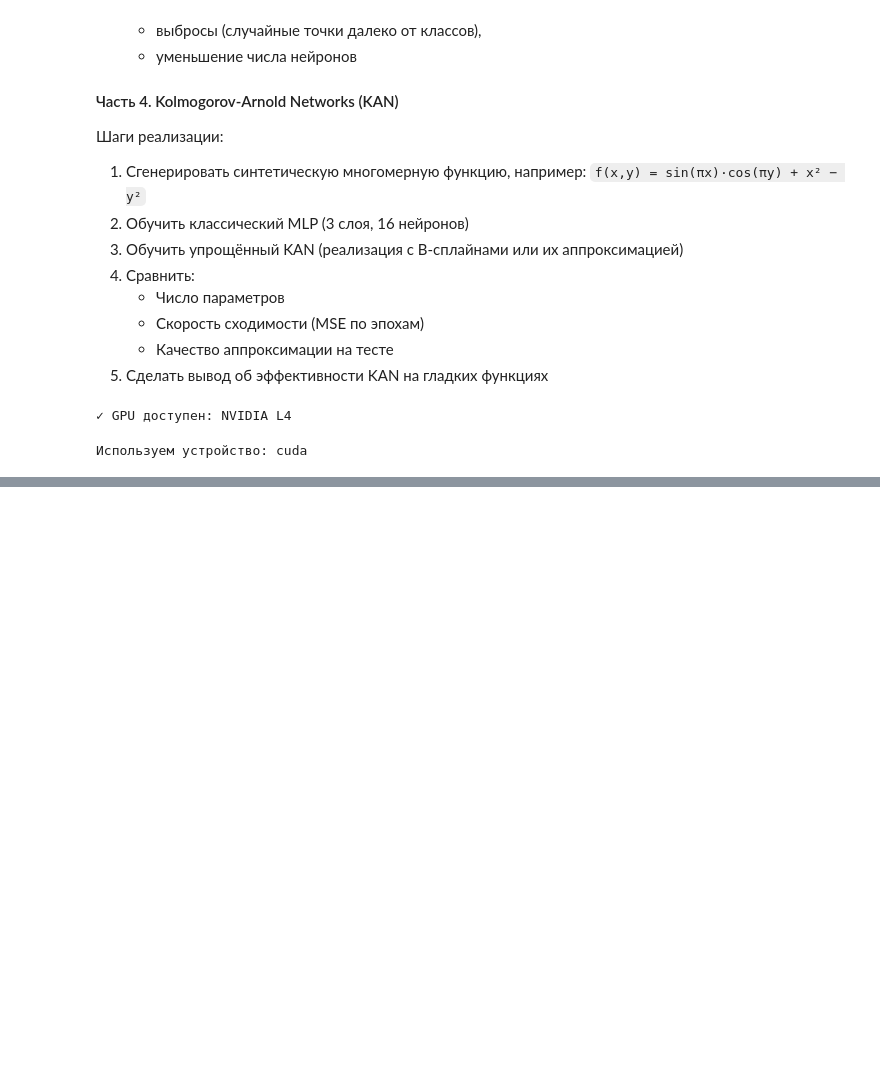
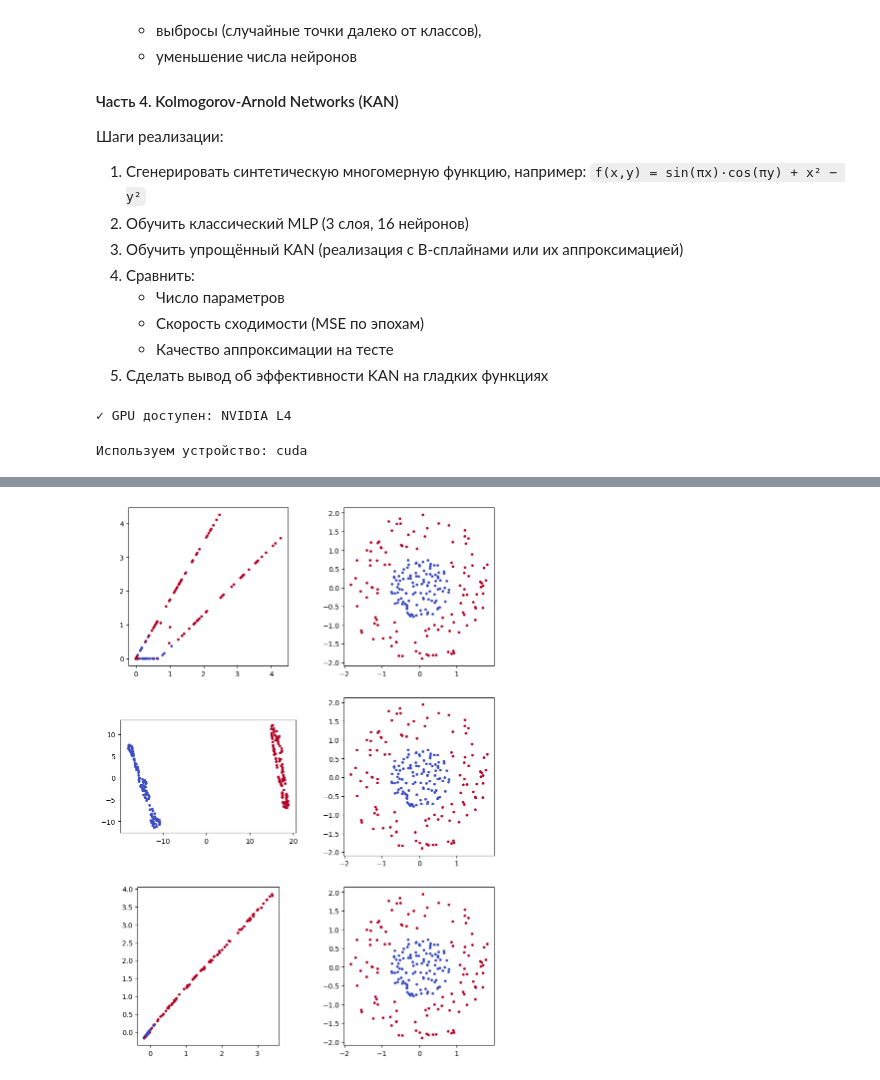
Before and after one commit to CactusDataMafia/dl_sem_7, a Jupyter notebook: Lab1.ipynb, the cells around one changed output, grey strips where cells are left out. Drawn from its saved outputs; the diff is of its cells as text; code cells hidden in the pictures; blank space fills up the shorter version.

```diff
--- a/Lab1.ipynb
+++ b/Lab1.ipynb
@@ -387,0 +425,21 @@ Model train time: 44.320171274999666
+# %%
+emds = {}
+for name in ("A", "B", "C"):
+  emb = sol.get_embeddings(name)
+  emds[name] = emb
+# %%
+reducer = TSNE(n_components=2)
+emds["B"] = reducer.fit_transform(emds["B"])
+# %%
+figure, axes = plt.subplots(3, 2, figsize=(10, 14))
+
+for i, (name, emb) in enumerate(emds.items()):
+    axes[i, 0].scatter(emb[:, 0], emb[:, 1], c=sol.y_test, cmap='coolwarm', s=8)
+    axes[i, 0].set_aspect('equal')
+
+    axes[i, 1].scatter(sol.X_test[:, 0], sol.X_test[:, 1], c=sol.y_test, cmap='coolwarm', s=8)
+    axes[i, 1].set_aspect('equal')
+
+plt.show()
+# %% [output]
+[figure, added]
```
Also changed, not shown: parts of 7 cells of this notebook.
